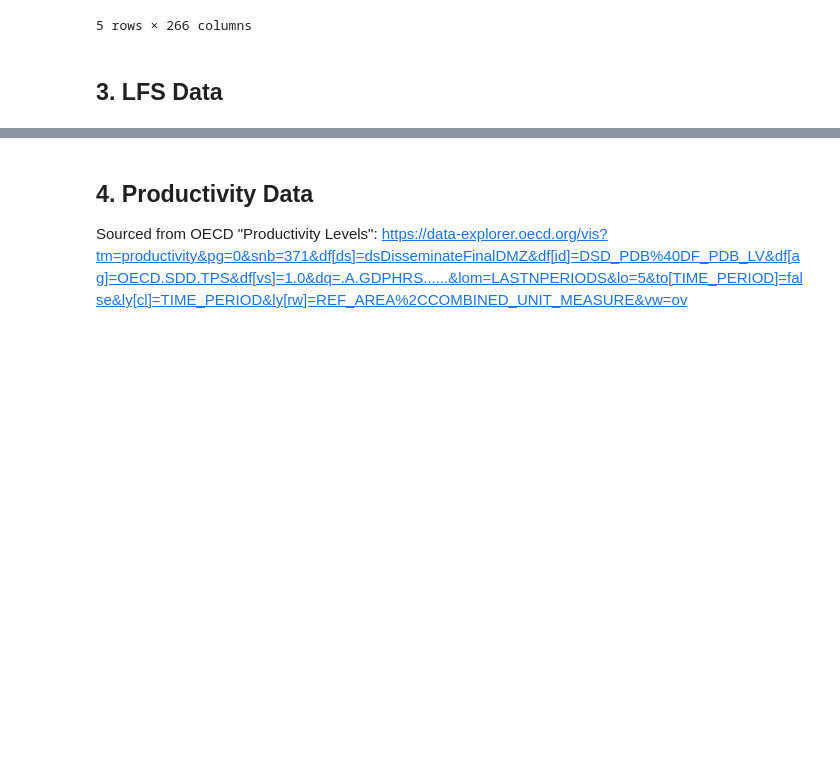
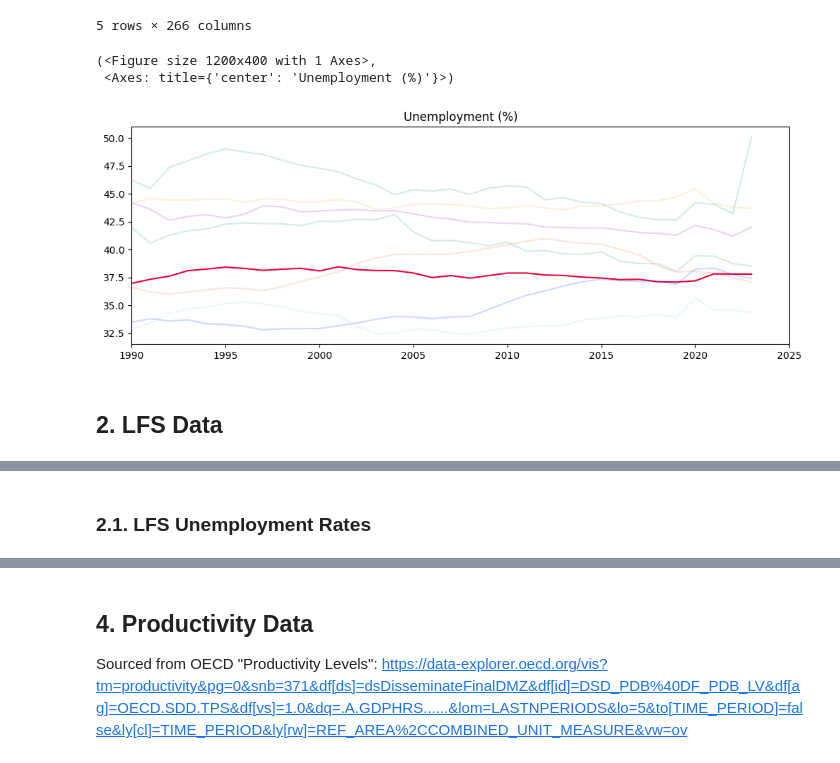
Before and after one commit to gjohl/growingeconomy, a Jupyter notebook: notebooks/presentation_plots.ipynb, the cells around one changed output, grey strips where cells are left out. Drawn from its saved outputs; the diff is of its cells as text; code cells hidden in the pictures; blank space fills up the shorter version.

```diff
--- a/notebooks/presentation_plots.ipynb
+++ b/notebooks/presentation_plots.ipynb
@@ -101,5 +113,15 @@ labour_df.tail()
+# %%
+plot_country_timeseries(
+    (100 - labour_df[labour_df.index >= PLOT_START_DATE.year][G7_COUNTRIES]),
+    title="Unemployment (%)",
+    xlim=(PLOT_START_DATE.year, PLOT_END_DATE.year)
+)
+# %% [output]
+(<Figure size 1200x400 with 1 Axes>,
+ <Axes: title={'center': 'Unemployment (%)'}>)
+[figure, added]
 # %% [markdown]
-## 3. LFS Data
+## 2. LFS Data
 # %%
 def preprocess_field_name(field_name: str) -> str:
     """Some of the field names have naming inconsistencies, so preprocess these for consistency"""
@@ -154,3 +176,5 @@ lfs_df
 | 2024-02-01 | 2.0 | 1.9 | 482.0 | 2.0 | ... |
 | 2024-03-01 | 2.3 | 2.0 | 483.0 | 1.6 | ... |
 385 rows × 1830 columns
+# %% [markdown]
+### 2.1. LFS Unemployment Rates
```
Also changed, not shown: parts of 32 cells of this notebook.
